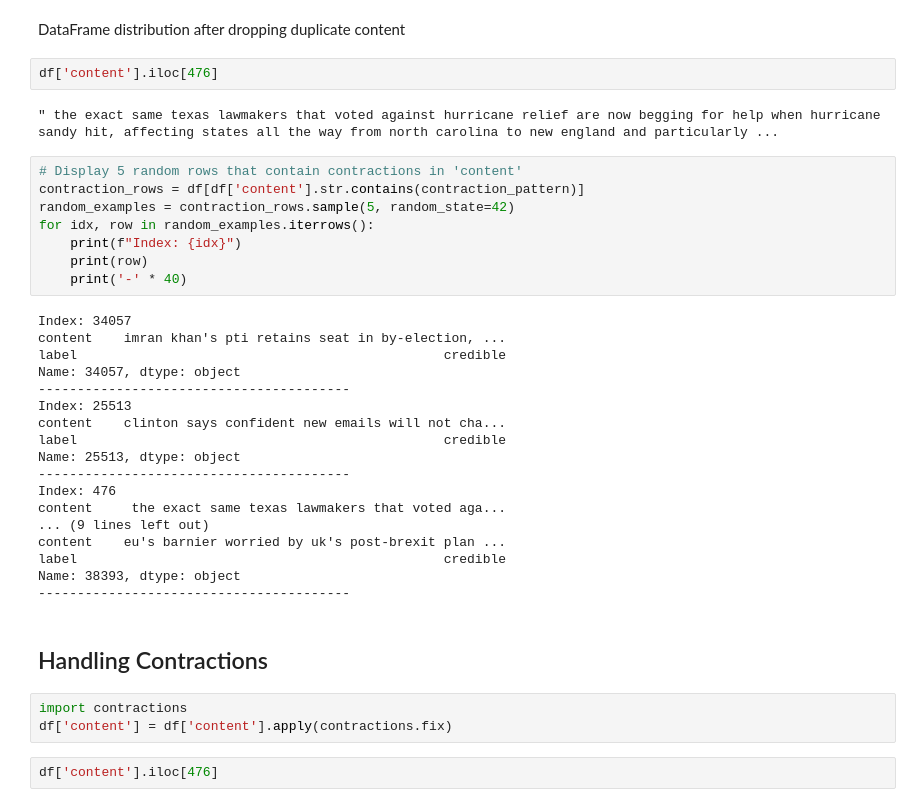
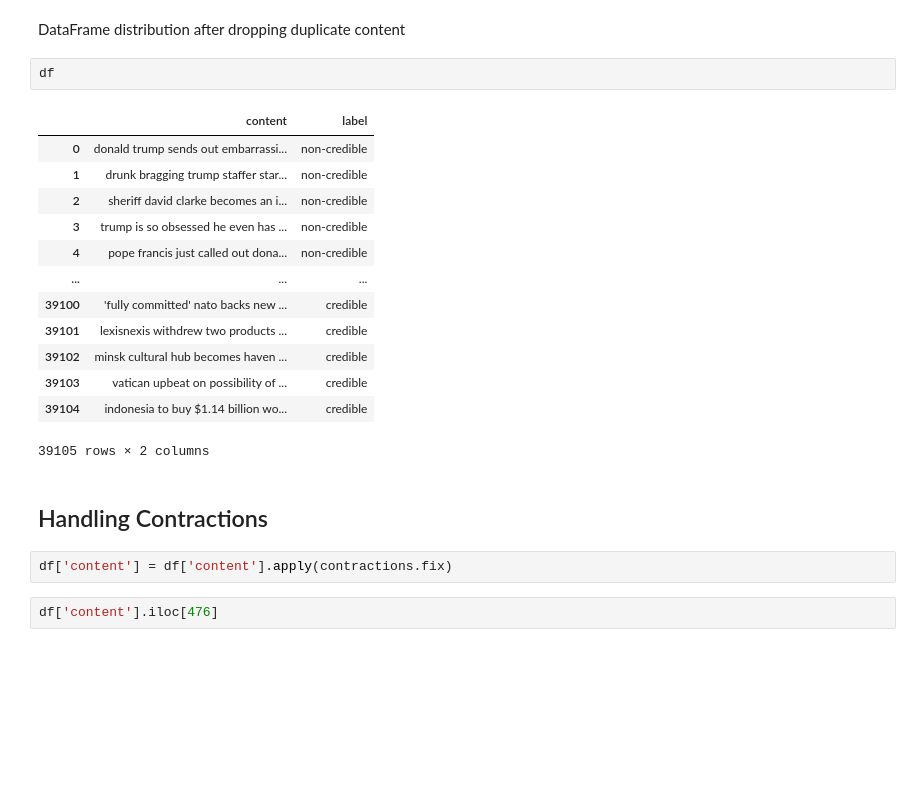
Before and after one commit to Akyas-S/News-Classification-NLP-model, a Jupyter notebook: NLP notebook.ipynb, the cells around one changed output. Drawn from its saved outputs; the diff is of its cells as text; blank space fills up the shorter version.

```diff
--- a/NLP notebook.ipynb
+++ b/NLP notebook.ipynb
@@ -189,39 +244,24 @@ Name: count, dtype: int64
 # %% [markdown]
 DataFrame distribution after dropping duplicate content
 # %%
-df['content'].iloc[476]
+df
 # %% [output]
+|  | content | label |
+| 0 | donald trump sends out embarrassi... | non-credible |
+| 1 | drunk bragging trump staffer star... | non-credible |
+| 2 | sheriff david clarke becomes an i... | non-credible |
+| 3 | trump is so obsessed he even has ... | non-credible |
+| 4 | pope francis just called out dona... | non-credible |
+| ... | ... | ... |
+| 39100 | 'fully committed' nato backs new ... | credible |
+| 39101 | lexisnexis withdrew two products ... | credible |
+| 39102 | minsk cultural hub becomes haven ... | credible |
+| 39103 | vatican upbeat on possibility of ... | credible |
+| 39104 | indonesia to buy $1.14 billion wo... | credible |
-" the exact same texas lawmakers that voted against hurricane relief are now begging for help when hurricane sandy hit, affecting states all the way from north carolina to new england and particularly ...
+39105 rows × 2 columns
-# %%
-# Display 5 random rows that contain contractions in 'content'
-contraction_rows = df[df['content'].str.contains(contraction_pattern)]
-random_examples = contraction_rows.sample(5, random_state=42)
-for idx, row in random_examples.iterrows():
-    print(f"Index: {idx}")
-    print(row)
-    print('-' * 40)
-# %% [output]
-Index: 34057
-content    imran khan's pti retains seat in by-election, ...
-label                                               credible
-Name: 34057, dtype: object
-----------------------------------------
-Index: 25513
-content    clinton says confident new emails will not cha...
-label                                               credible
-Name: 25513, dtype: object
-----------------------------------------
-Index: 476
-content     the exact same texas lawmakers that voted aga...
-... (9 lines left out)
-content    eu's barnier worried by uk's post-brexit plan ...
-label                                               credible
-Name: 38393, dtype: object
-----------------------------------------
 # %% [markdown]
 ## Handling Contractions
 # %%
-import contractions
 df['content'] = df['content'].apply(contractions.fix)
 # %%
 df['content'].iloc[476]
```
Also changed, not shown: parts of 19 cells of this notebook.
